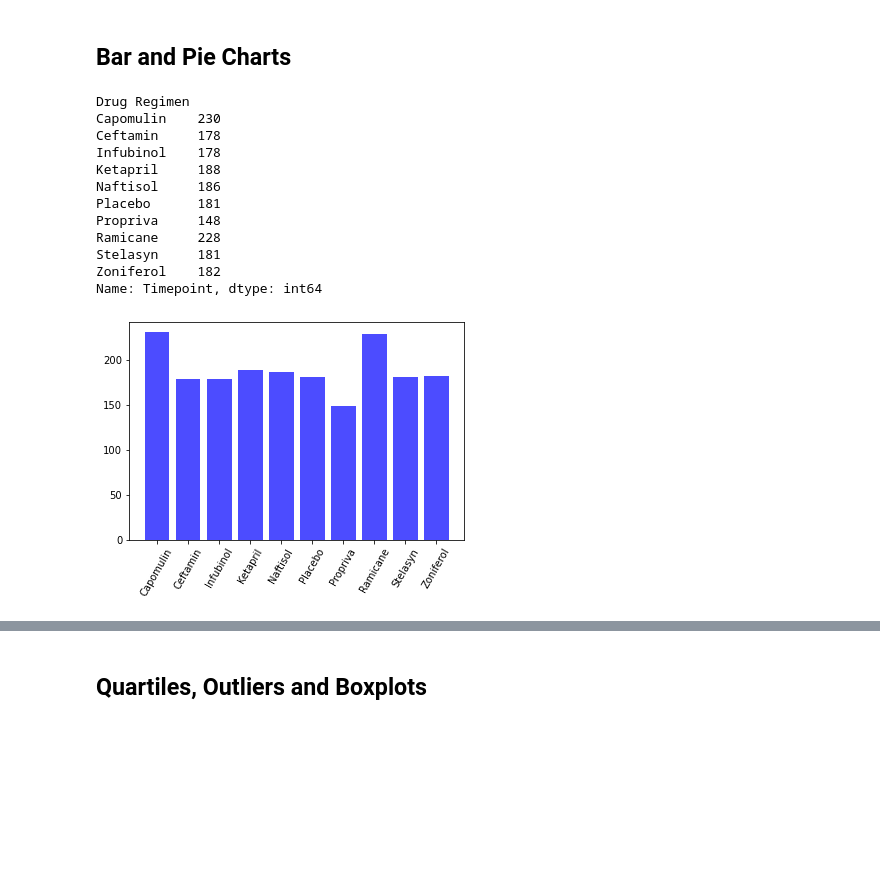
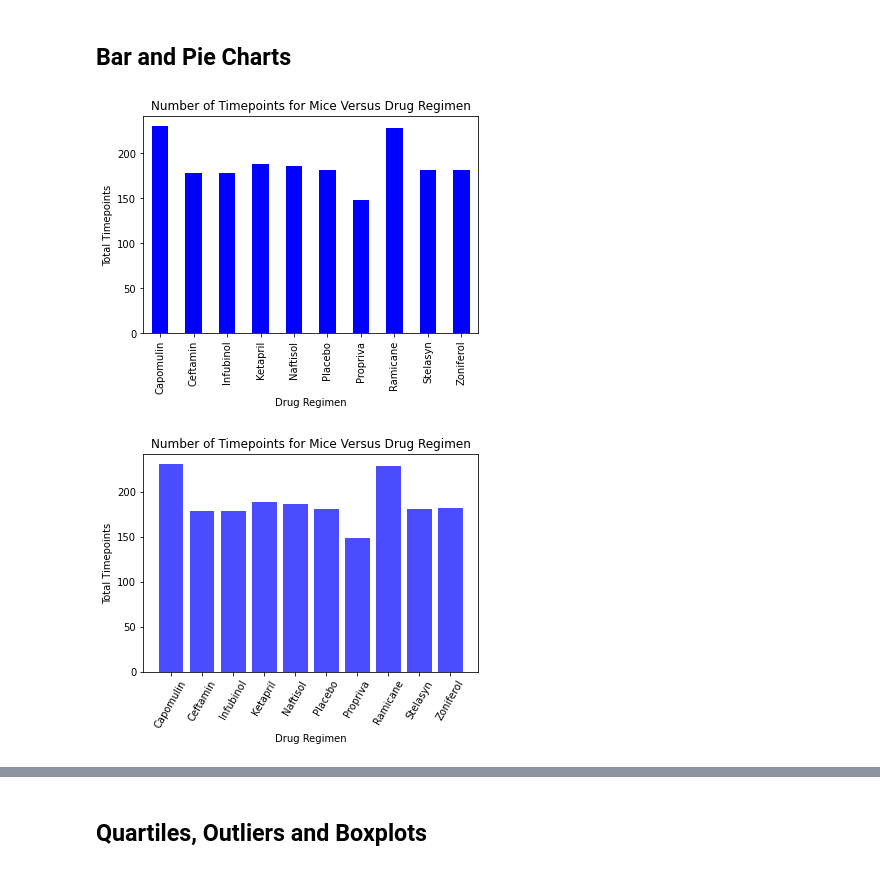
Before and after one commit to jonkwiatkowski/Matplotlib, a Jupyter notebook: Pymaceuticals/pymaceuticals.ipynb, the cells around one changed output, grey strips where cells are left out. Drawn from its saved outputs; the diff is of its cells as text; code cells hidden in the pictures; blank space fills up the shorter version.

```diff
--- a/Pymaceuticals/pymaceuticals.ipynb
+++ b/Pymaceuticals/pymaceuticals.ipynb
@@ -143,32 +146,26 @@ summary_agg
 # %%
 # Generate a bar plot showing the total number of timepoints for all mice tested for each drug regimen using Pandas.
 bar_data = cleaned_mouse_data.groupby(['Drug Regimen'])['Timepoint'].count()
-bar_data
+
+bar_pandas = bar_data.plot(kind = 'bar', color = 'blue')
+bar_pandas.set_title("Number of Timepoints for Mice Versus Drug Regimen")
+bar_pandas.set_xlabel("Drug Regimen")
+bar_pandas.set_ylabel("Total Timepoints")
+plt.show()
 # %% [output]
-Drug Regimen
-Capomulin    230
-Ceftamin     178
-Infubinol    178
-Ketapril     188
-Naftisol     186
-Placebo      181
-Propriva     148
-Ramicane     228
-Stelasyn     181
-Zoniferol    182
-Name: Timepoint, dtype: int64
+[figure, added]
 # %%
 # Generate a bar plot showing the total number of timepoints for all mice tested for each drug regimen using pyplot.
 x_axis = np.arange(len(bar_data))
 x_axis
 plt.bar(x_axis, bar_data, color = 'b', alpha = 0.7, align = 'center')
 tick_locations = [value for value in x_axis]
 plt.xticks(tick_locations, bar_data.index, rotation = 60)
 
-plt.title = ("Number of Timepoints for Mice Versus Drug Regimen")
-plt.xlabel = ("Drug Regimen")
-plt.ylabel = ("Total Timepoints")
+plt.title("Number of Timepoints for Mice Versus Drug Regimen")
+plt.xlabel("Drug Regimen")
+plt.ylabel("Total Timepoints")
 
 plt.show()
 # %% [output]
-[figure, old version]
+[figure, new version]
```
Also changed, not shown: parts of 16 cells of this notebook.
